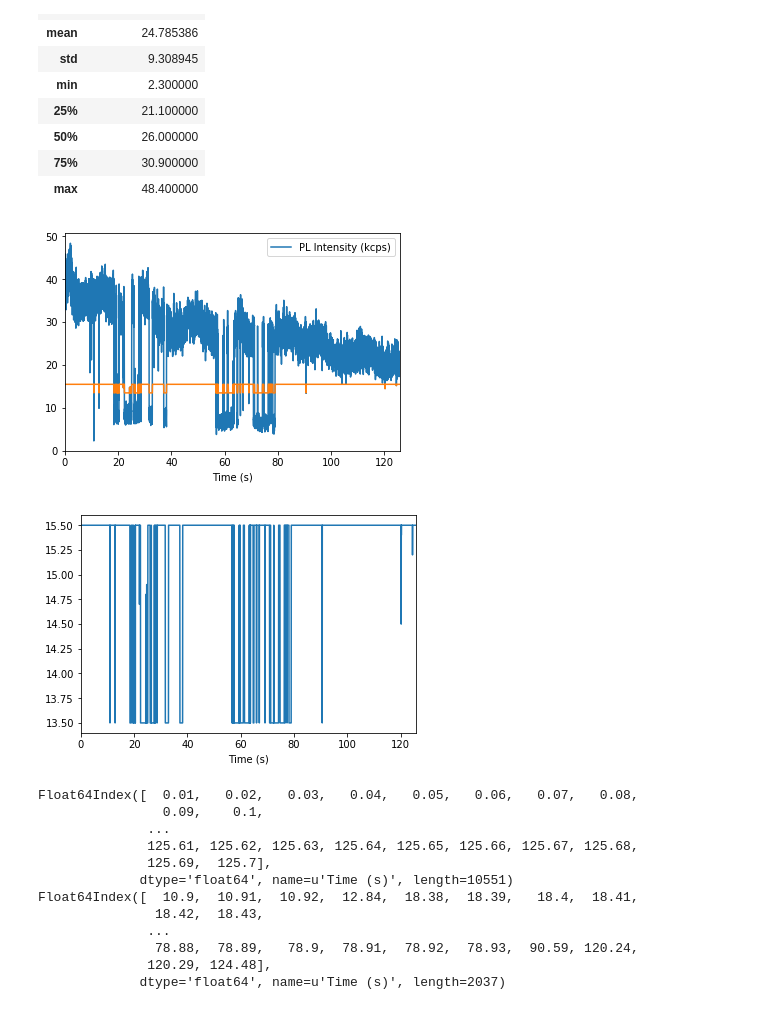
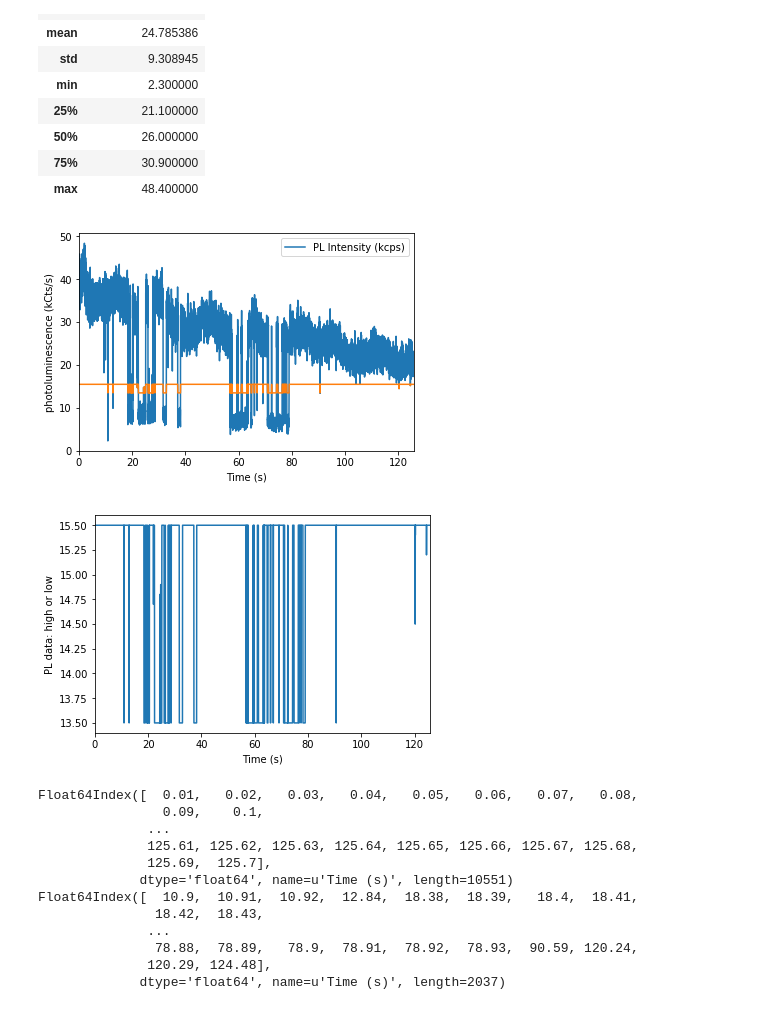
Before and after one commit to vivarose/blinker_analysis, a Jupyter notebook: blinker_analysis_with_exponential_fit.ipynb, the cells around one changed output. Drawn from its saved outputs; the diff is of its cells as text; code cells hidden in the pictures.

```diff
--- a/blinker_analysis_with_exponential_fit.ipynb
+++ b/blinker_analysis_with_exponential_fit.ipynb
@@ -76,24 +77,26 @@ data.describe()
 # %%
 # Need to pick an appropriate threshold between on and off.
 # This code has an in between status where it won't be counted as remaining in the state
 # but it won't be counted in the other state, either.
 # This seems like the most straightforward way to deal with (rare) cases in between.
 # Other options are shown.
 
 
 uthreshold = 15.5
 lthreshold = uthreshold-2
 threshdata = data[PLname].clip(upper=uthreshold, lower=lthreshold)
 
 data.plot()
+plt.ylabel('photoluminescence (kCts/s)')
 threshdata.plot()
 
 plt.figure()
 threshdata.plot()
+plt.ylabel('PL data: high or low')
 plt.show()
 # %% [output]
-[figure, old version]
+[figure, new version]
-[figure, old version]
+[figure, new version]
 # %%
 # Main method: in between status where it won't be counted as remaining in the state
 # but it won't be counted in the other state, either.
```
Also changed, not shown: parts of 4 cells of this notebook, 1 other file.
